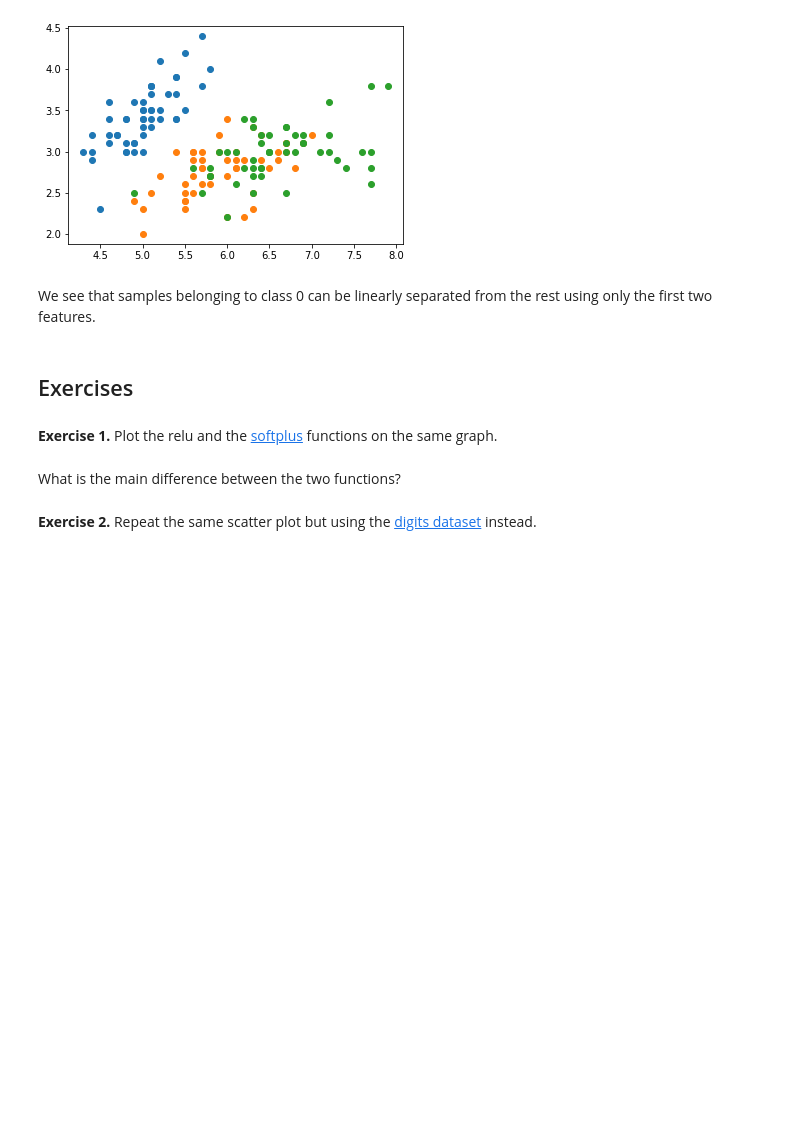
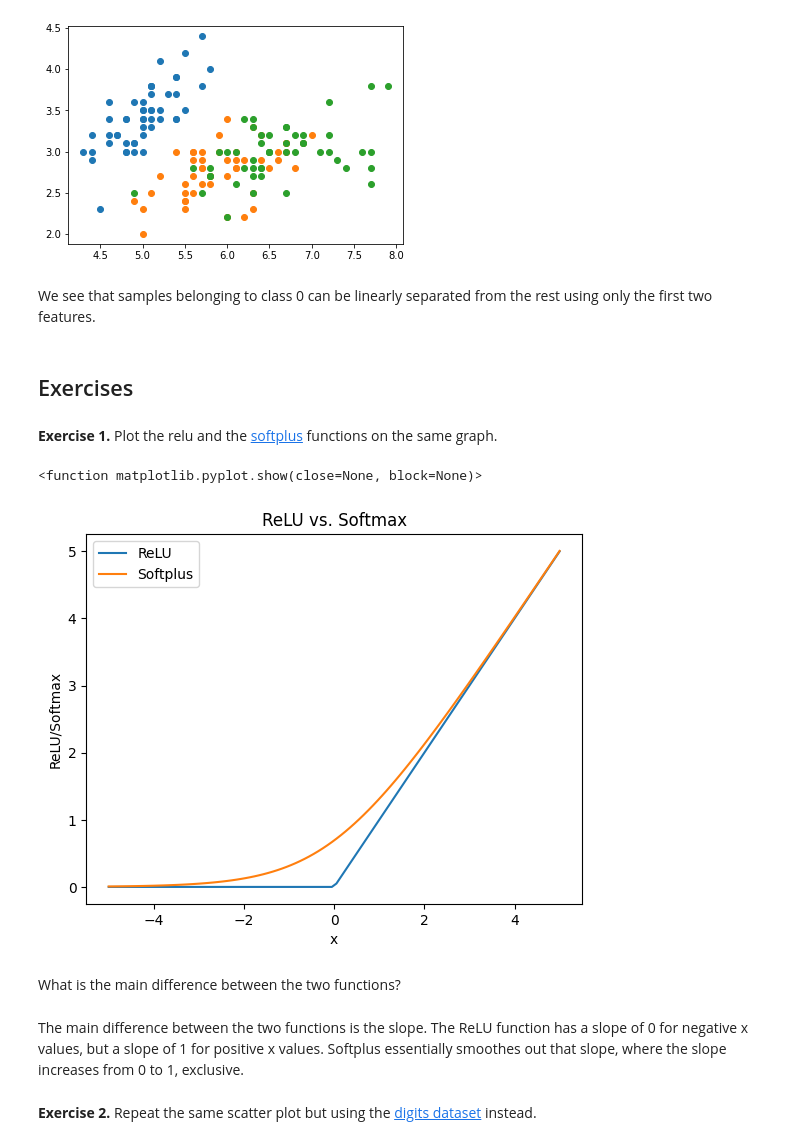
Before and after one commit to Greenstar22/PythonColab, a Jupyter notebook: notebooks/01_python_basics.ipynb, the cells around one changed output. Cells and saved outputs as stored; diff of their text form; code cells hidden in the pictures; blank space fills up the shorter version.

```diff
--- a/notebooks/01_python_basics.ipynb
+++ b/notebooks/01_python_basics.ipynb
@@ -553,7 +553,26 @@ We see that samples belonging to class 0 can be linearly separated from the rest
 ## Exercises
 # %% [markdown]
 **Exercise 1.** Plot the relu and the [softplus](https://en.wikipedia.org/wiki/Rectifier_(neural_networks)#Softplus) functions on the same graph.
+# %%
+from matplotlib import pyplot as plt
+import numpy as np
+
+x_vals = np.linspace(-5, 5, 100)
+
+plt.figure()
+plt.plot(x_vals, np.maximum(0, x_vals), label="ReLU")
+plt.plot(x_vals, np.log(1 + np.exp(x_vals)), label="Softplus")
+plt.xlabel("x")
+plt.ylabel("ReLU/Softmax")
+plt.title("ReLU vs. Softmax")
+plt.legend(loc="upper left")
+plt.show
+# %% [output]
+<function matplotlib.pyplot.show(close=None, block=None)>
+[figure, added]
 # %% [markdown]
 What is the main difference between the two functions?
+# %% [markdown]
+The main difference between the two functions is the slope. The ReLU function has a slope of 0 for negative x values, but a slope of 1 for positive x values. Softplus essentially smoothes out that slope, where the slope increases from 0 to 1, exclusive.
 # %% [markdown]
 **Exercise 2.** Repeat the same scatter plot but using the [digits dataset](https://scikit-learn.org/stable/modules/generated/sklearn.datasets.load_digits.html) instead.
```
Also changed, not shown: parts of 7 cells of this notebook.
